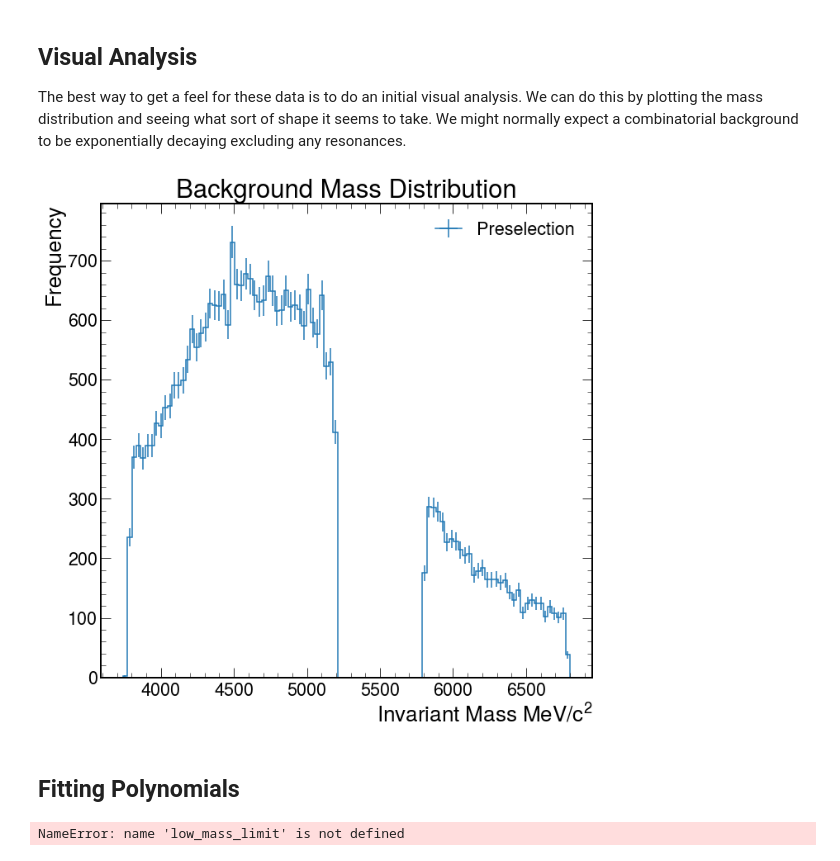
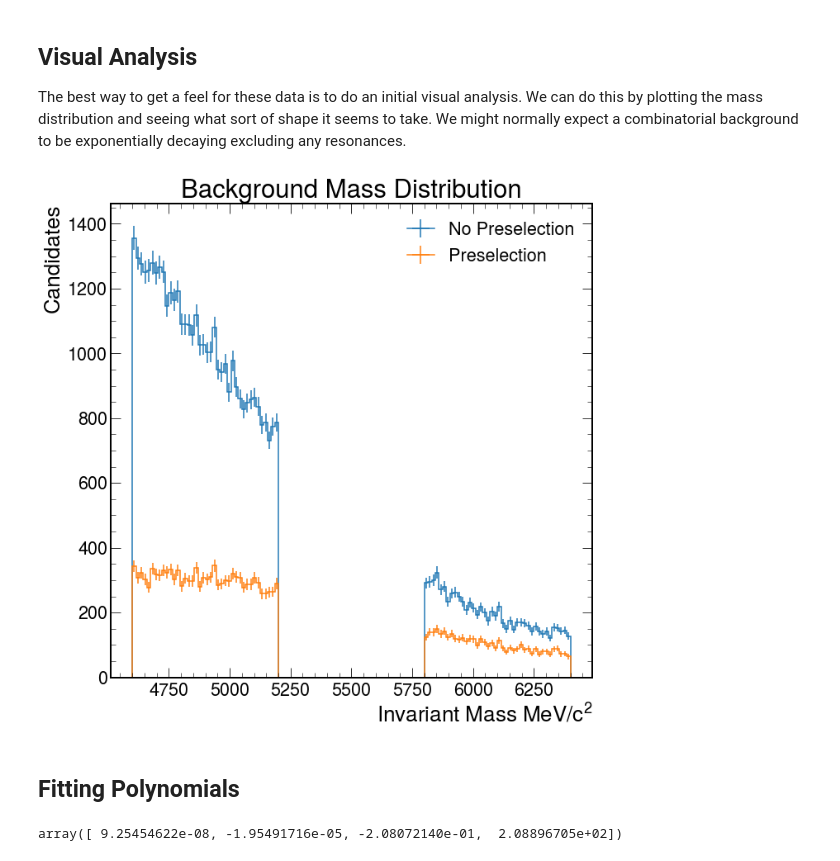
Before and after one commit to ChandlerKenworthy/Y4RareDecayProject, a Jupyter notebook: background_fitting/least_squares_fit.ipynb, the cells around one changed output. Drawn from its saved outputs; the diff is of its cells as text; code cells hidden in the pictures.

```diff
--- a/background_fitting/least_squares_fit.ipynb
+++ b/background_fitting/least_squares_fit.ipynb
@@ -42,0 +14,6 @@ len(df)
+# %%
+df = pd.read_csv('../data_files/9.1.4/all.csv', index_col=[0])
+# 9.1.4 : Pre + (mass restrict +- 600 MeV)
+df = df[df['category'] == 0]
+df = df[df['IsSimulated'] == False]
+df.head()
@@ -43,40 +28,35 @@ len(df)
+# %%
+df2 = pd.read_csv('../data_files/9.1.1/all.csv', index_col=[0])
+# 9.1.1 : mass restrict +- 600 MeV
+df2 = df2[df2['category'] == 0]
+df2 = df2[df2['IsSimulated'] == False]
 # %% [markdown]
 ## Bin the Distribution
 Now that we have a dataframe with all the background events we care about it is now prudent to fit our background functions to this. Before doing this these data should be put into bins. The value of bins is variable and will affect the final fit. For this reason we choose the finest bin structure possible.
 # %%
-masses = df[df['category'] == 0]
-masses = masses['Lb_M'][masses['IsSimulated'] == False].to_numpy()
+m1 = df['Lb_M'].to_numpy()
+m2 = df2['Lb_M'].to_numpy()
 # Only keep background events
 # %% [markdown]
 ## Visual Analysis
 The best way to get a feel for these data is to do an initial visual analysis. We can do this by plotting the mass distribution and seeing what sort of shape it seems to take. We might normally expect a combinatorial background to be exponentially decaying excluding any resonances.
 # %%
-h, bins = np.histogram(masses, bins=100)
+bins = np.concatenate([np.linspace(4600, 5200, 41), np.linspace(5800, 6400, 41)])
+
+h1, _ = np.histogram(m1, bins=bins)
+h2, _ = np.histogram(m2, bins=bins)
+
 fig, ax = plt.subplots(1, 1)
 ax.set_title(f"Background Mass Distribution")
-hep.histplot(h, bins, yerr=np.sqrt(h), ax=ax, label='Preselection')
+hep.histplot([h2, h1], bins, ax=ax, yerr=True, label=['No Preselection', 'Preselection'])
 #ax.hist(df['Lb_M'], bins=blocks, label='Bayesian Blocks', histtype='step')
-plt.ylabel('Frequency', horizontalalignment='right', y=1.0)
+plt.ylabel('Candidates', horizontalalignment='right', y=1.0)
 plt.xlabel(r'Invariant Mass MeV$/c^2$', horizontalalignment='right', x=1.0)
 ax.legend()
 plt.tight_layout()
-#plt.savefig('../images/BackgroundFits/Mass_Distribution.png', dpi=800)
+plt.savefig('../images/BackgroundFits/Mass_Distribution.png', dpi=800)
 plt.show()
 # %% [output]
-[figure, old version]
+[figure, new version]
 # %% [markdown]
 ## Fitting Polynomials
-# %%
-def quadratic(x, N, A, b, c):
-    return N*(A*(x**2) + (b*x) + c)
-
-d = np.array([[np.mean(bins[i:i+2]) for i in range(len(bins)-1)], h, np.sqrt(h)]).T
-d = d[(d[:,1] >= 10)]
-
-popt, pcov = curve_fit(quadratic, d[:,0], d[:,1], [1e-2, 1e-3, -5, 5e4], d[:,2], absolute_sigma=True)
-# Do the optimisation
-
-func_x = np.linspace(low_mass_limit, high_mass_limit, 500)
-print(popt)
-# %% [output]
-NameError: name 'low_mass_limit' is not defined
@@ -83,2 +94,6 @@ NameError: name 'low_mass_limit' is not defined
+# %%
+popt2
+# %% [output]
+array([ 9.25454622e-08, -1.95491716e-05, -2.08072140e-01,  2.08896705e+02])
 # %%
 fig, ax = plt.subplots(1, 1)
```
Also changed, not shown: parts of 28 cells of this notebook, 20 other files.
